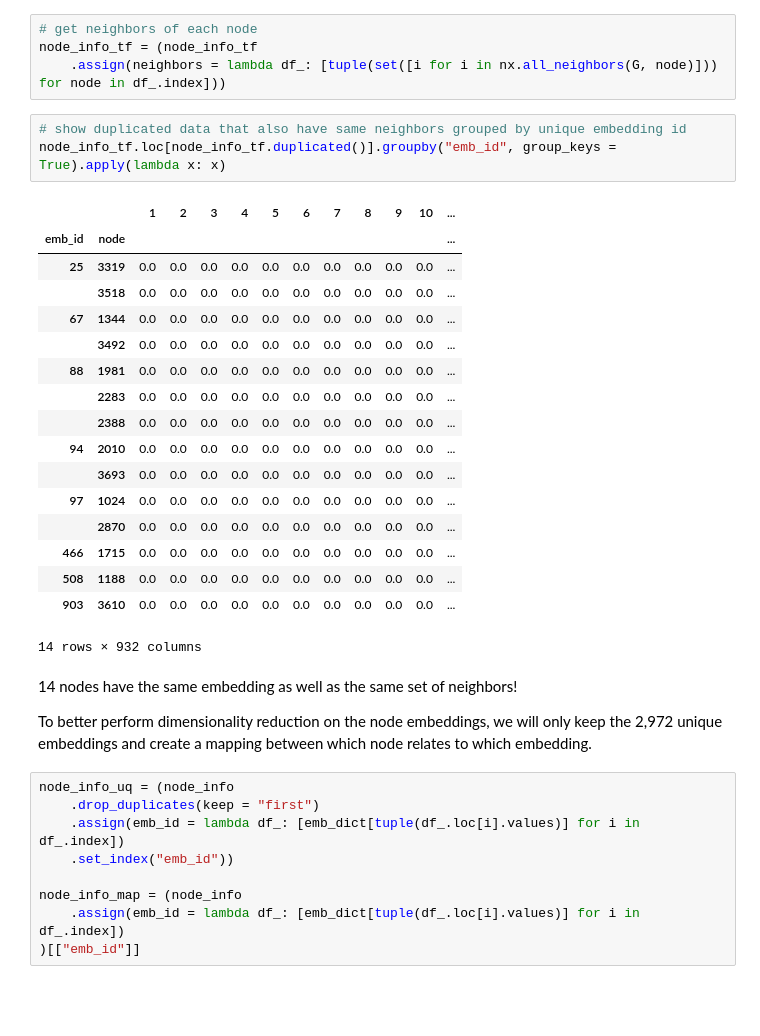
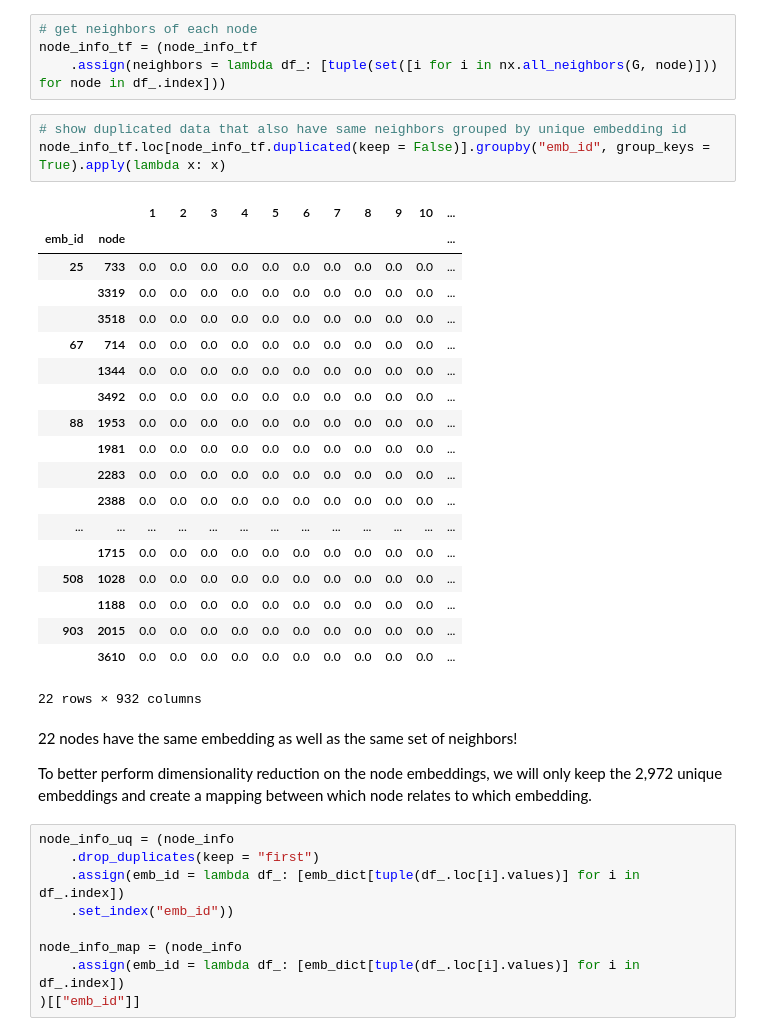
Before and after one commit to lassefschmidt/Network-Science_Challenge, a Jupyter notebook: 0_Exploratory Data Analysis and Preprocessing.ipynb, the cells around one changed output. Saved outputs shown, nothing was run; the diff lists cells and outputs as text; blank space fills up the shorter version.

```diff
--- a/0_Exploratory Data Analysis and Preprocessing.ipynb
+++ b/0_Exploratory Data Analysis and Preprocessing.ipynb
@@ -214,27 +229,29 @@ node_info_tf = (node_info_tf
     .assign(neighbors = lambda df_: [tuple(set([i for i in nx.all_neighbors(G, node)])) for node in df_.index]))
 # %%
 # show duplicated data that also have same neighbors grouped by unique embedding id
-node_info_tf.loc[node_info_tf.duplicated()].groupby("emb_id", group_keys = True).apply(lambda x: x)
+node_info_tf.loc[node_info_tf.duplicated(keep = False)].groupby("emb_id", group_keys = True).apply(lambda x: x)
 # %% [output]
 |  |  | 1 | 2 | 3 | 4 | 5 | 6 | 7 | 8 | 9 | 10 | ... |
 | emb_id | node |  |  |  |  |  |  |  |  |  |  | ... |
-| 25 | 3319 | 0.0 | 0.0 | 0.0 | 0.0 | 0.0 | 0.0 | 0.0 | 0.0 | 0.0 | 0.0 | ... |
+| 25 | 733 | 0.0 | 0.0 | 0.0 | 0.0 | 0.0 | 0.0 | 0.0 | 0.0 | 0.0 | 0.0 | ... |
+|  | 3319 | 0.0 | 0.0 | 0.0 | 0.0 | 0.0 | 0.0 | 0.0 | 0.0 | 0.0 | 0.0 | ... |
 |  | 3518 | 0.0 | 0.0 | 0.0 | 0.0 | 0.0 | 0.0 | 0.0 | 0.0 | 0.0 | 0.0 | ... |
-| 67 | 1344 | 0.0 | 0.0 | 0.0 | 0.0 | 0.0 | 0.0 | 0.0 | 0.0 | 0.0 | 0.0 | ... |
+| 67 | 714 | 0.0 | 0.0 | 0.0 | 0.0 | 0.0 | 0.0 | 0.0 | 0.0 | 0.0 | 0.0 | ... |
+|  | 1344 | 0.0 | 0.0 | 0.0 | 0.0 | 0.0 | 0.0 | 0.0 | 0.0 | 0.0 | 0.0 | ... |
 |  | 3492 | 0.0 | 0.0 | 0.0 | 0.0 | 0.0 | 0.0 | 0.0 | 0.0 | 0.0 | 0.0 | ... |
-| 88 | 1981 | 0.0 | 0.0 | 0.0 | 0.0 | 0.0 | 0.0 | 0.0 | 0.0 | 0.0 | 0.0 | ... |
+| 88 | 1953 | 0.0 | 0.0 | 0.0 | 0.0 | 0.0 | 0.0 | 0.0 | 0.0 | 0.0 | 0.0 | ... |
+|  | 1981 | 0.0 | 0.0 | 0.0 | 0.0 | 0.0 | 0.0 | 0.0 | 0.0 | 0.0 | 0.0 | ... |
 |  | 2283 | 0.0 | 0.0 | 0.0 | 0.0 | 0.0 | 0.0 | 0.0 | 0.0 | 0.0 | 0.0 | ... |
 |  | 2388 | 0.0 | 0.0 | 0.0 | 0.0 | 0.0 | 0.0 | 0.0 | 0.0 | 0.0 | 0.0 | ... |
-| 94 | 2010 | 0.0 | 0.0 | 0.0 | 0.0 | 0.0 | 0.0 | 0.0 | 0.0 | 0.0 | 0.0 | ... |
-|  | 3693 | 0.0 | 0.0 | 0.0 | 0.0 | 0.0 | 0.0 | 0.0 | 0.0 | 0.0 | 0.0 | ... |
-| 97 | 1024 | 0.0 | 0.0 | 0.0 | 0.0 | 0.0 | 0.0 | 0.0 | 0.0 | 0.0 | 0.0 | ... |
-|  | 2870 | 0.0 | 0.0 | 0.0 | 0.0 | 0.0 | 0.0 | 0.0 | 0.0 | 0.0 | 0.0 | ... |
-| 466 | 1715 | 0.0 | 0.0 | 0.0 | 0.0 | 0.0 | 0.0 | 0.0 | 0.0 | 0.0 | 0.0 | ... |
-| 508 | 1188 | 0.0 | 0.0 | 0.0 | 0.0 | 0.0 | 0.0 | 0.0 | 0.0 | 0.0 | 0.0 | ... |
-| 903 | 3610 | 0.0 | 0.0 | 0.0 | 0.0 | 0.0 | 0.0 | 0.0 | 0.0 | 0.0 | 0.0 | ... |
+| ... | ... | ... | ... | ... | ... | ... | ... | ... | ... | ... | ... | ... |
+|  | 1715 | 0.0 | 0.0 | 0.0 | 0.0 | 0.0 | 0.0 | 0.0 | 0.0 | 0.0 | 0.0 | ... |
+| 508 | 1028 | 0.0 | 0.0 | 0.0 | 0.0 | 0.0 | 0.0 | 0.0 | 0.0 | 0.0 | 0.0 | ... |
+|  | 1188 | 0.0 | 0.0 | 0.0 | 0.0 | 0.0 | 0.0 | 0.0 | 0.0 | 0.0 | 0.0 | ... |
+| 903 | 2015 | 0.0 | 0.0 | 0.0 | 0.0 | 0.0 | 0.0 | 0.0 | 0.0 | 0.0 | 0.0 | ... |
+|  | 3610 | 0.0 | 0.0 | 0.0 | 0.0 | 0.0 | 0.0 | 0.0 | 0.0 | 0.0 | 0.0 | ... |
-14 rows × 932 columns
+22 rows × 932 columns
 # %% [markdown]
-14 nodes have the same embedding as well as the same set of neighbors!
+22 nodes have the same embedding as well as the same set of neighbors!
 
 To better perform dimensionality reduction on the node embeddings, we will only keep the 2,972 unique embeddings and create a mapping between which node relates to which embedding.
 # %%
```
Also changed, not shown: parts of 1 cell of this notebook, 4 other files.
